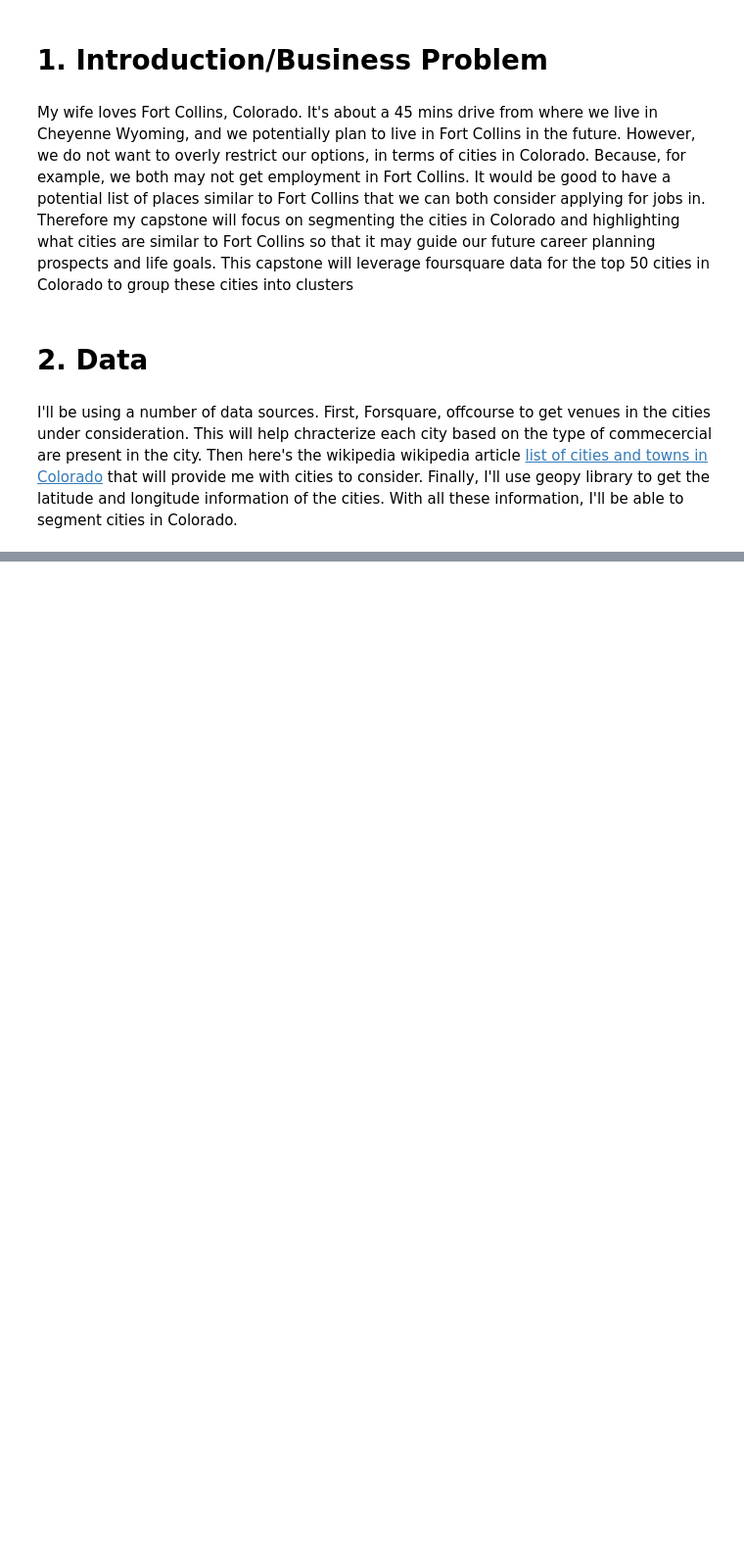
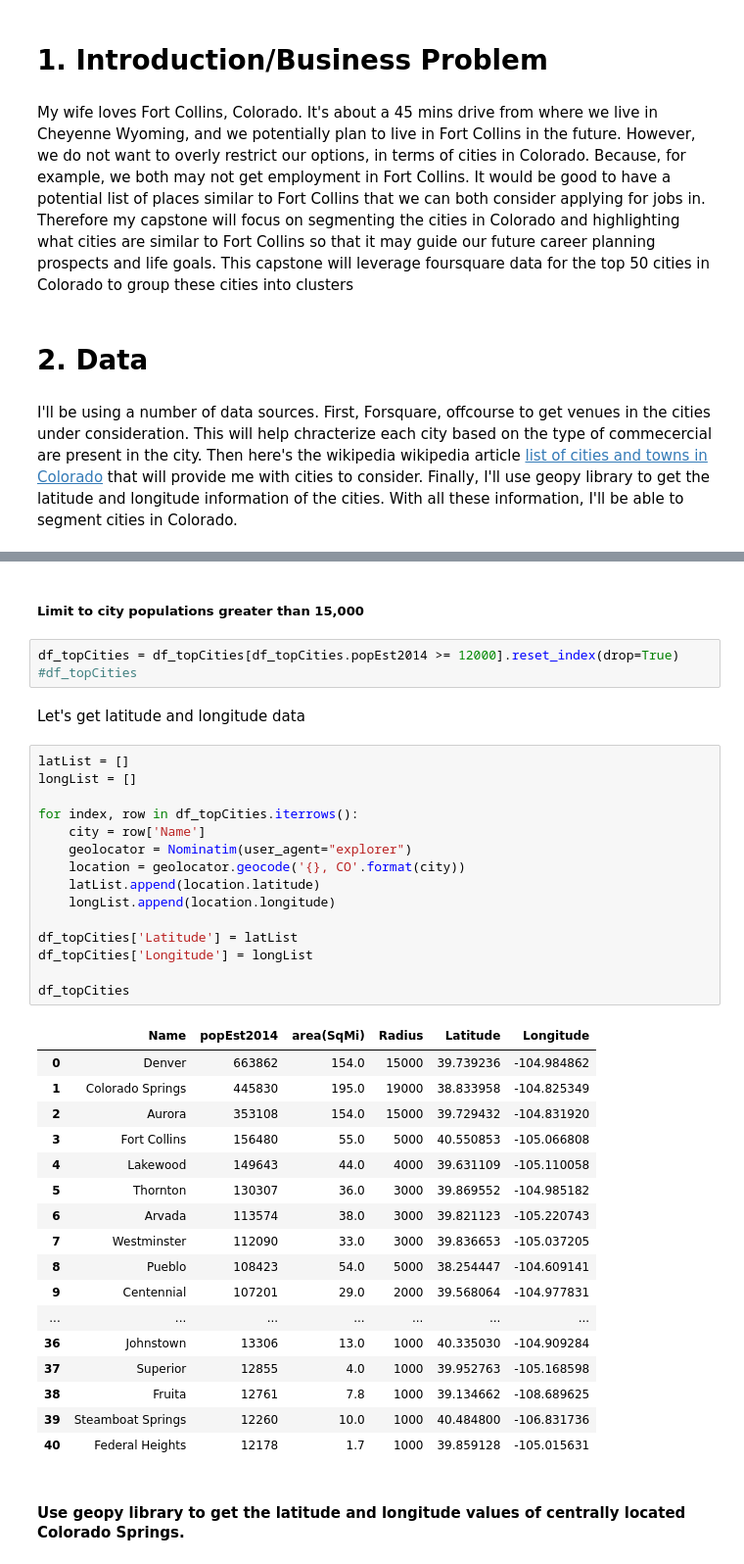
Before and after one commit to Ahmedbjr/Clustering, a Jupyter notebook: Cities Like Fort Collins.ipynb, the cells around one changed output, grey strips where cells are left out. Shown: that part at 98% size. Drawn from its saved outputs; the diff is of its cells as text; blank space fills up the shorter version.

```diff
--- a/Cities Like Fort Collins.ipynb
+++ b/Cities Like Fort Collins.ipynb
@@ -9,0 +63,42 @@ Then here's the wikipedia wikipedia article <a href="https://en.wikipedia.org/wi
+# %% [markdown]
+##### Limit to city populations greater than 15,000
+# %%
+df_topCities = df_topCities[df_topCities.popEst2014 >= 12000].reset_index(drop=True)
+#df_topCities
+# %% [markdown]
+Let's get latitude and longitude data
+# %%
+latList = []
+longList = []
+
+for index, row in df_topCities.iterrows():
+    city = row['Name']
+    geolocator = Nominatim(user_agent="explorer")
+    location = geolocator.geocode('{}, CO'.format(city))
+    latList.append(location.latitude)
+    longList.append(location.longitude)
+
+df_topCities['Latitude'] = latList
+df_topCities['Longitude'] = longList
+
+df_topCities
+# %% [output]
+|  | Name | popEst2014 | area(SqMi) | Radius | Latitude | Longitude |
+| 0 | Denver | 663862 | 154.0 | 15000 | 39.739236 | -104.984862 |
+| 1 | Colorado Springs | 445830 | 195.0 | 19000 | 38.833958 | -104.825349 |
+| 2 | Aurora | 353108 | 154.0 | 15000 | 39.729432 | -104.831920 |
+| 3 | Fort Collins | 156480 | 55.0 | 5000 | 40.550853 | -105.066808 |
+| 4 | Lakewood | 149643 | 44.0 | 4000 | 39.631109 | -105.110058 |
+| 5 | Thornton | 130307 | 36.0 | 3000 | 39.869552 | -104.985182 |
+| 6 | Arvada | 113574 | 38.0 | 3000 | 39.821123 | -105.220743 |
+| 7 | Westminster | 112090 | 33.0 | 3000 | 39.836653 | -105.037205 |
+| 8 | Pueblo | 108423 | 54.0 | 5000 | 38.254447 | -104.609141 |
+| 9 | Centennial | 107201 | 29.0 | 2000 | 39.568064 | -104.977831 |
+| ... | ... | ... | ... | ... | ... | ... |
+| 36 | Johnstown | 13306 | 13.0 | 1000 | 40.335030 | -104.909284 |
+| 37 | Superior | 12855 | 4.0 | 1000 | 39.952763 | -105.168598 |
+| 38 | Fruita | 12761 | 7.8 | 1000 | 39.134662 | -108.689625 |
+| 39 | Steamboat Springs | 12260 | 10.0 | 1000 | 40.484800 | -106.831736 |
+| 40 | Federal Heights | 12178 | 1.7 | 1000 | 39.859128 | -105.015631 |
+# %% [markdown]
+#### Use geopy library to get the latitude and longitude values of centrally located Colorado Springs.
```
Also changed, not shown: parts of 46 cells of this notebook.
